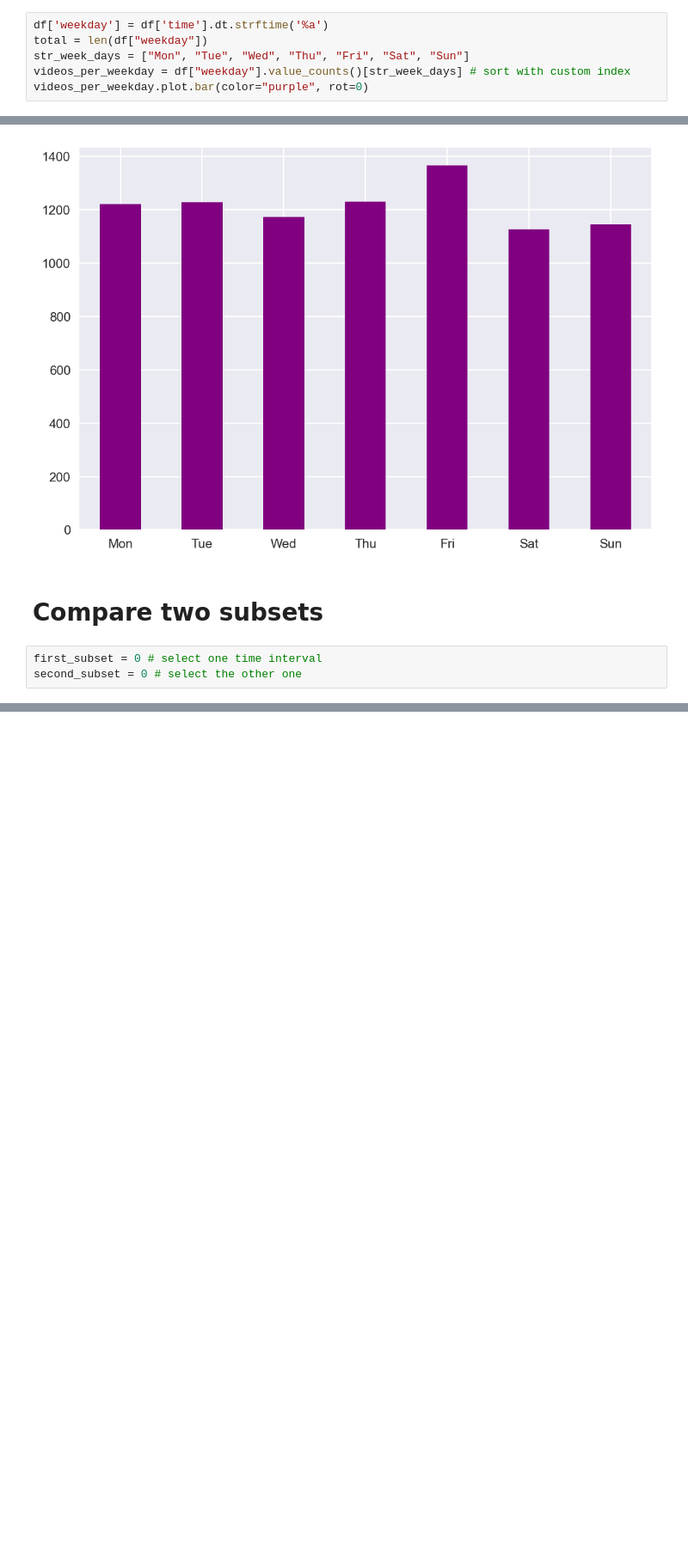
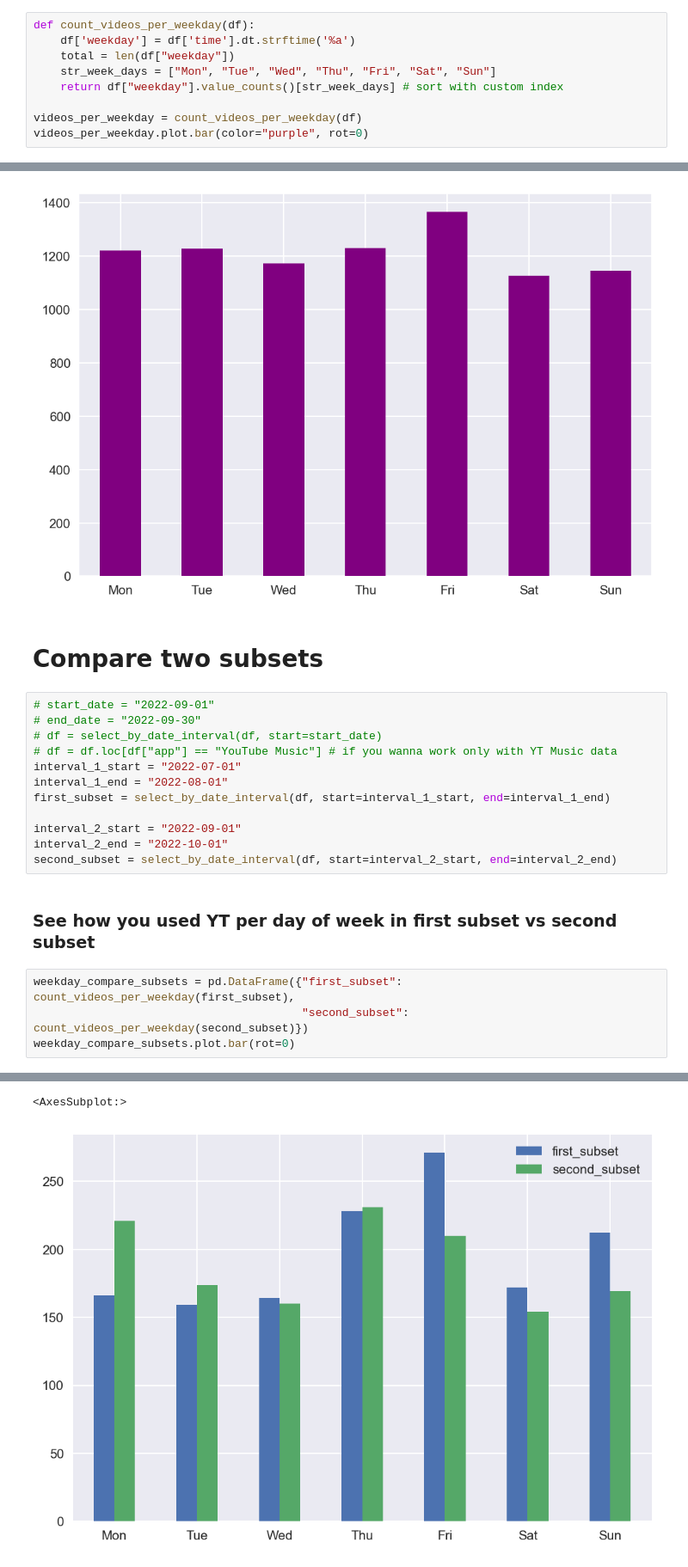
Before and after one commit to SanAntonik/yt_activity_analysis, a Jupyter notebook: explore.ipynb, the cells around one changed output, grey strips where cells are left out. Shown: that part at 86% size. Saved outputs shown, nothing was run; the diff lists cells and outputs as text; blank space fills up the shorter version.

```diff
--- a/explore.ipynb
+++ b/explore.ipynb
@@ -186,16 +177,35 @@ df_top_n_channels.plot.bar(stacked=True, rot=0,
 # %% [markdown]
 ### Count how many videos you click per day of week
 # %%
-df['weekday'] = df['time'].dt.strftime('%a')
-total = len(df["weekday"])
-str_week_days = ["Mon", "Tue", "Wed", "Thu", "Fri", "Sat", "Sun"]
-videos_per_weekday = df["weekday"].value_counts()[str_week_days] # sort with custom index
+def count_videos_per_weekday(df):
+    df['weekday'] = df['time'].dt.strftime('%a')
+    total = len(df["weekday"])
+    str_week_days = ["Mon", "Tue", "Wed", "Thu", "Fri", "Sat", "Sun"]
+    return df["weekday"].value_counts()[str_week_days] # sort with custom index
+
+videos_per_weekday = count_videos_per_weekday(df)
 videos_per_weekday.plot.bar(color="purple", rot=0)
 # %% [output]
 <AxesSubplot:>
 [figure]
 # %% [markdown]
 # Compare two subsets
-# %%
-first_subset = 0 # select one time interval
-second_subset = 0 # select the other one
+# %%
+# start_date = "2022-09-01"
+# end_date = "2022-09-30"
+# df = select_by_date_interval(df, start=start_date)
+# df = df.loc[df["app"] == "YouTube Music"] # if you wanna work only with YT Music data
+interval_1_start = "2022-07-01"
+interval_1_end = "2022-08-01"
+first_subset = select_by_date_interval(df, start=interval_1_start, end=interval_1_end)
+
+interval_2_start = "2022-09-01"
+interval_2_end = "2022-10-01"
+second_subset = select_by_date_interval(df, start=interval_2_start, end=interval_2_end)
+# %% [markdown]
+### See how you used YT per day of week in first subset vs second subset
+# %%
+weekday_compare_subsets = pd.DataFrame({"first_subset": count_videos_per_weekday(first_subset),
+                                        "second_subset": count_videos_per_weekday(second_subset)})
+weekday_compare_subsets.plot.bar(rot=0)
+# %% [output]
@@ -201,0 +222,2 @@ second_subset = 0 # select the other one
+<AxesSubplot:>
+[figure, added]
```
Also changed, not shown: parts of 4 cells of this notebook.
